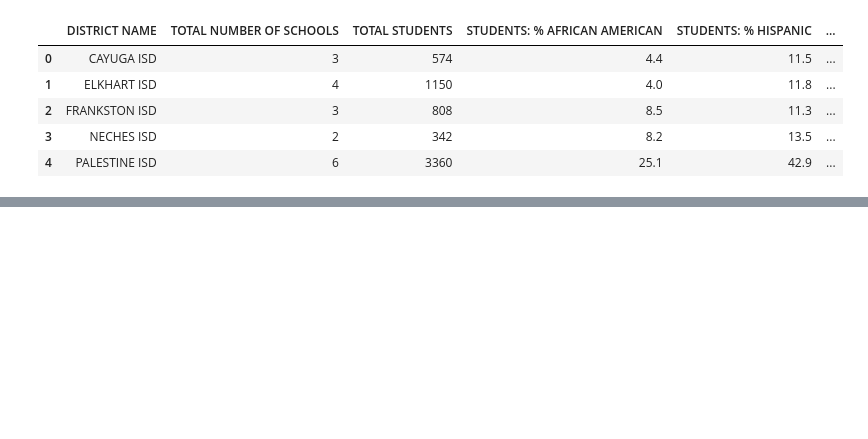
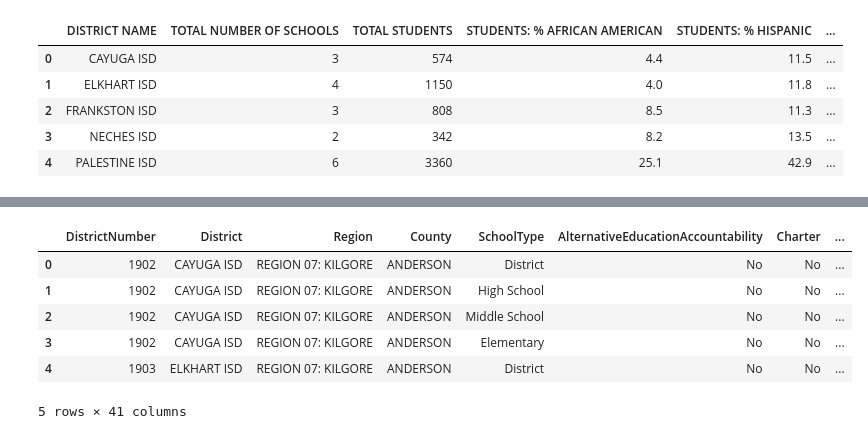
Before and after one commit to Amarilli/Texas-Education-and-Accountability-Rating-a-Machine-Learning-Model, a Jupyter notebook: DB.ipynb, the cells around one changed output, grey strips where cells are left out. Drawn from its saved outputs; the diff is of its cells as text; code cells hidden in the pictures; blank space fills up the shorter version.

Commit message:
pushing updated DB notebook and accountability csv

```diff
--- a/DB.ipynb
+++ b/DB.ipynb
@@ -154,0 +143,16 @@ staar19_20df.head()
+# %%
+collection = db['account_ratings22']
+# %%
+account_ratings_df = pd.DataFrame(list(collection.find()))
+
+account_ratings_df.drop(columns=['_id'], inplace=True, errors='ignore')
+
+account_ratings_df.head()
+# %% [output]
+|  | DistrictNumber | District | Region | County | SchoolType | AlternativeEducationAccountability | Charter | ... |
+| 0 | 1902 | CAYUGA ISD | REGION 07: KILGORE | ANDERSON | District | No | No | ... |
+| 1 | 1902 | CAYUGA ISD | REGION 07: KILGORE | ANDERSON | High School | No | No | ... |
+| 2 | 1902 | CAYUGA ISD | REGION 07: KILGORE | ANDERSON | Middle School | No | No | ... |
+| 3 | 1902 | CAYUGA ISD | REGION 07: KILGORE | ANDERSON | Elementary | No | No | ... |
+| 4 | 1903 | ELKHART ISD | REGION 07: KILGORE | ANDERSON | District | No | No | ... |
+5 rows × 41 columns
```
Also changed, not shown: parts of 6 cells of this notebook, 1 other file.
